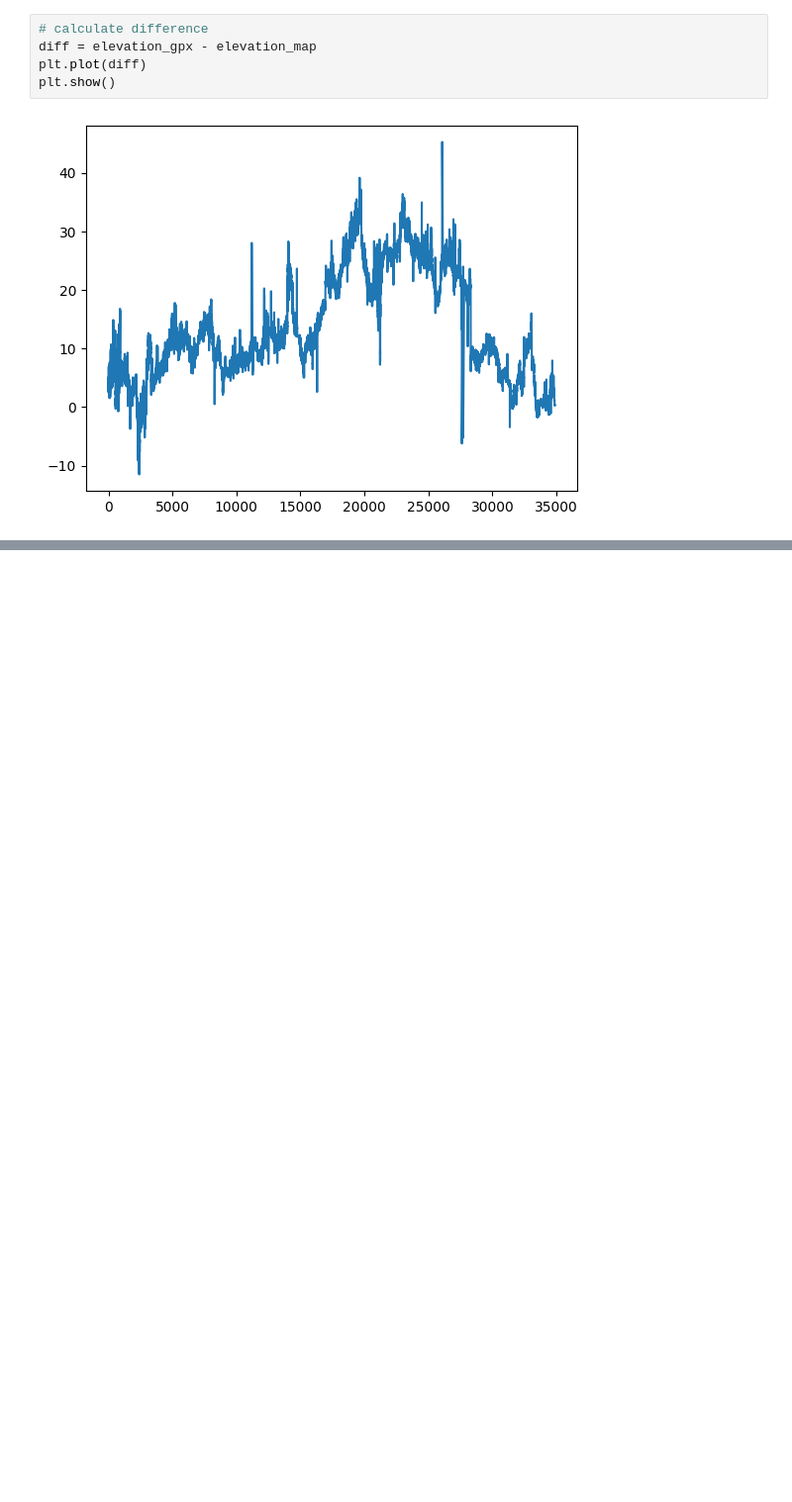
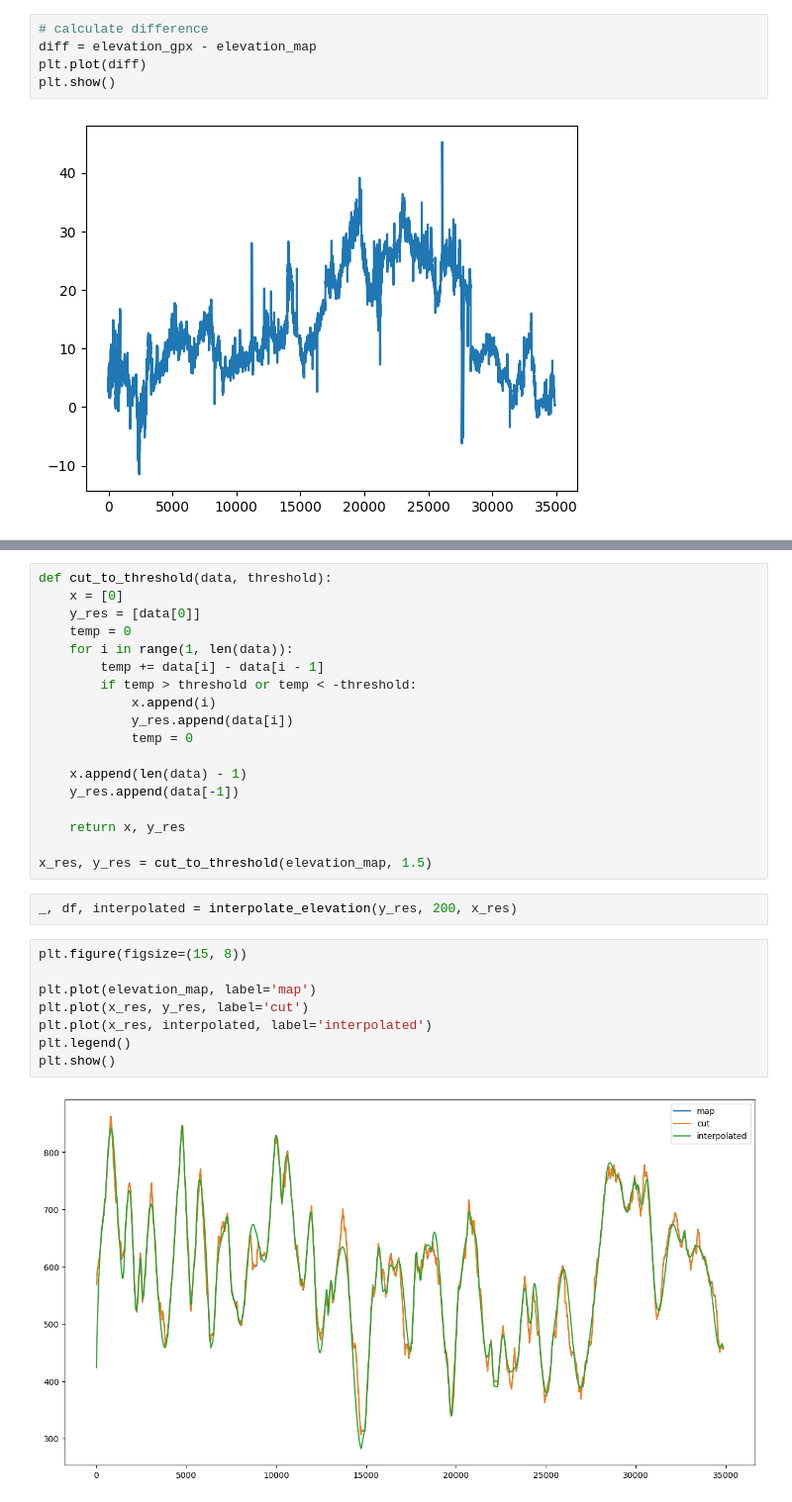
Before and after one commit to iStrzalka/gpx_sim, a Jupyter notebook: test.ipynb, the cells around one changed output, grey strips where cells are left out. Shown: that part at 99% size. Cells and saved outputs as stored; diff of their text form; blank space fills up the shorter version.

```diff
--- a/test.ipynb
+++ b/test.ipynb
@@ -278,0 +314,30 @@ NameError: name 'data' is not defined
+# %%
+def cut_to_threshold(data, threshold):
+    x = [0]
+    y_res = [data[0]]
+    temp = 0
+    for i in range(1, len(data)):
+        temp += data[i] - data[i - 1]
+        if temp > threshold or temp < -threshold:
+            x.append(i)
+            y_res.append(data[i])
+            temp = 0
+
+    x.append(len(data) - 1)
+    y_res.append(data[-1])
+
+    return x, y_res
+
+x_res, y_res = cut_to_threshold(elevation_map, 1.5)
+# %%
+_, df, interpolated = interpolate_elevation(y_res, 200, x_res)
+# %%
+plt.figure(figsize=(15, 8))
+
+plt.plot(elevation_map, label='map')
+plt.plot(x_res, y_res, label='cut')
+plt.plot(x_res, interpolated, label='interpolated')
+plt.legend()
+plt.show()
+# %% [output]
+[figure, added]
```
Also changed, not shown: parts of 19 cells of this notebook, 7 other files.
